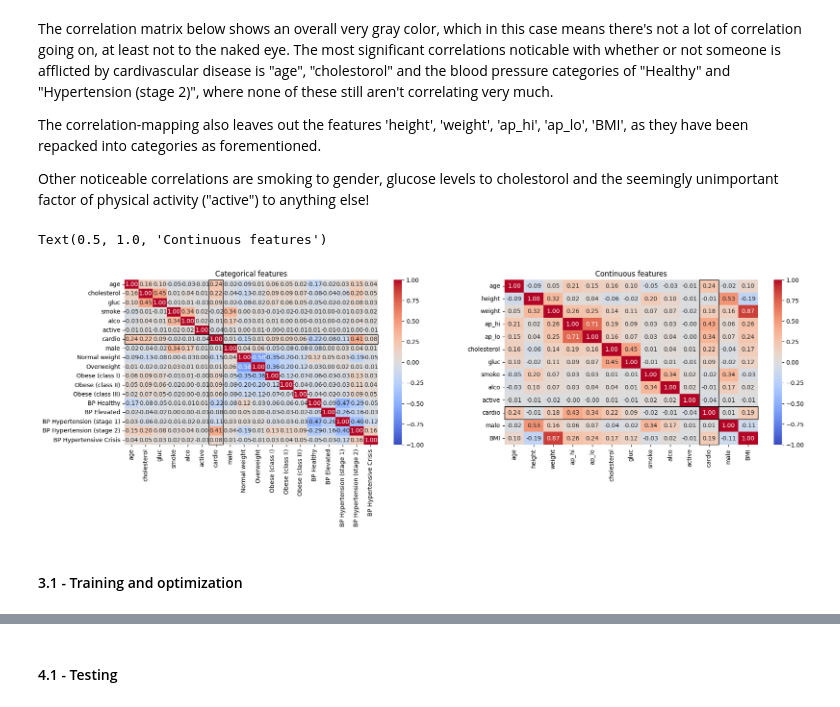
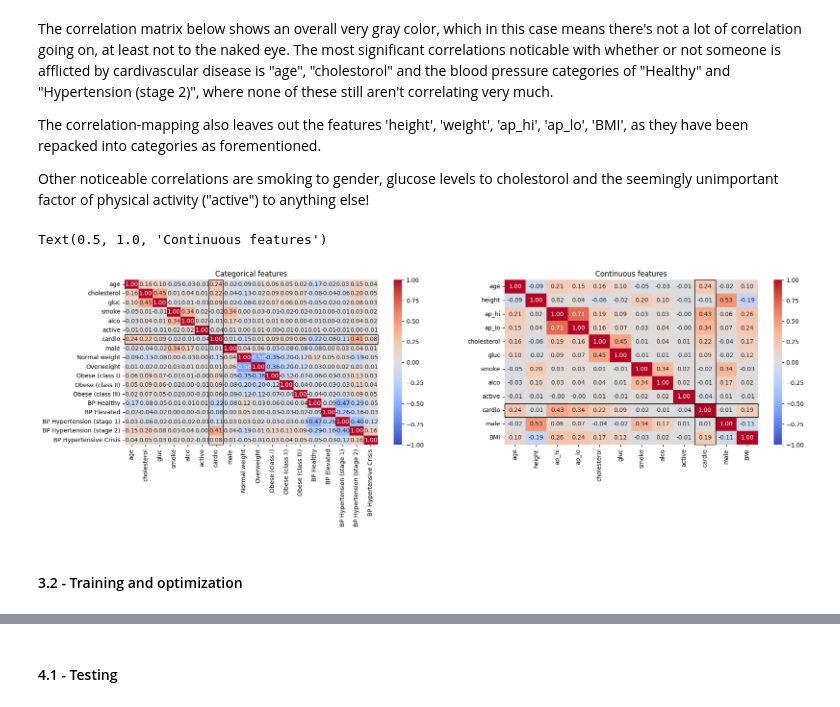
Before and after one commit to nabil0n/MachineLearning-Isak-Andersson, a Jupyter notebook: Labb/upg1.ipynb, the cells around one changed output, grey strips where cells are left out. Drawn from its saved outputs; the diff is of its cells as text; code cells hidden in the pictures.

```diff
--- a/Labb/upg1.ipynb
+++ b/Labb/upg1.ipynb
@@ -73,4 +89,4 @@ The data is also divided up into two groups where both have the original data, b
 # %%
 df_copy = df.copy()
 df_cat = df_copy.drop(['height', 'weight', 'ap_hi', 'ap_lo', 'BMI'], axis=1)
-df_con = df_copy.drop(['BP Healthy', 'BP Elevated', 'BP Hypertension (stage 1)', 'BP Hypertension (stage 2)','BP Hypertensive Crisis', 'Normal weight', 'Overweight', 'Obese (class I)', 'Obese (class II)', 'Obese (class III)'], axis=1)
+df_con = df_copy.drop(['weight', 'BP Healthy', 'BP Elevated', 'BP Hypertension (stage 1)', 'BP Hypertension (stage 2)','BP Hypertensive Crisis', 'Normal weight', 'Overweight', 'Obese (class I)', 'Obese (class II)', 'Obese (class III)'], axis=1)
@@ -87,23 +108,23 @@ Other noticeable correlations are smoking to gender, glucose levels to cholestor
 # %%
 # https://stackoverflow.com/questions/62533046/how-to-add-color-border-or-similar-highlight-to-specifc-element-of-heatmap-in-py
 from matplotlib.patches import Rectangle
 
 fig, ax = plt.subplots(1, 2, figsize=(21, 5))
 
 sns.heatmap(df_cat.corr(), annot=True, fmt='.2f', cmap='coolwarm', vmin=-1, vmax=1, ax=ax[0])
 ax[0].add_patch(Rectangle((0, 6), len(df_cat.columns), 1, fill=False, edgecolor='black', lw=1, clip_on=False))
 ax[0].add_patch(Rectangle((6, 0), 1, len(df_cat.columns), fill=False, edgecolor='black', lw=1, clip_on=False))
 
 sns.heatmap(df_con.corr(), annot=True, fmt='.2f', cmap='coolwarm', vmin=-1, vmax=1, ax=ax[1])
-ax[1].add_patch(Rectangle((0, 10), len(df_con.columns), 1, fill=False, edgecolor='black', lw=1, clip_on=False))
-ax[1].add_patch(Rectangle((10, 0), 1, len(df_con.columns), fill=False, edgecolor='black', lw=1, clip_on=False))
+ax[1].add_patch(Rectangle((0, 9), len(df_con.columns), 1, fill=False, edgecolor='black', lw=1, clip_on=False))
+ax[1].add_patch(Rectangle((9, 0), 1, len(df_con.columns), fill=False, edgecolor='black', lw=1, clip_on=False))
 
 
 ax[0].set_title('Categorical features')
 ax[1].set_title('Continuous features')
 # %% [output]
 Text(0.5, 1.0, 'Continuous features')
-[figure, old version]
+[figure, new version]
 # %% [markdown]
-#### 3.1 - Training and optimization
+#### 3.2 - Training and optimization
 # %% [markdown]
```
Also changed, not shown: parts of 28 cells of this notebook, 4 other files.
